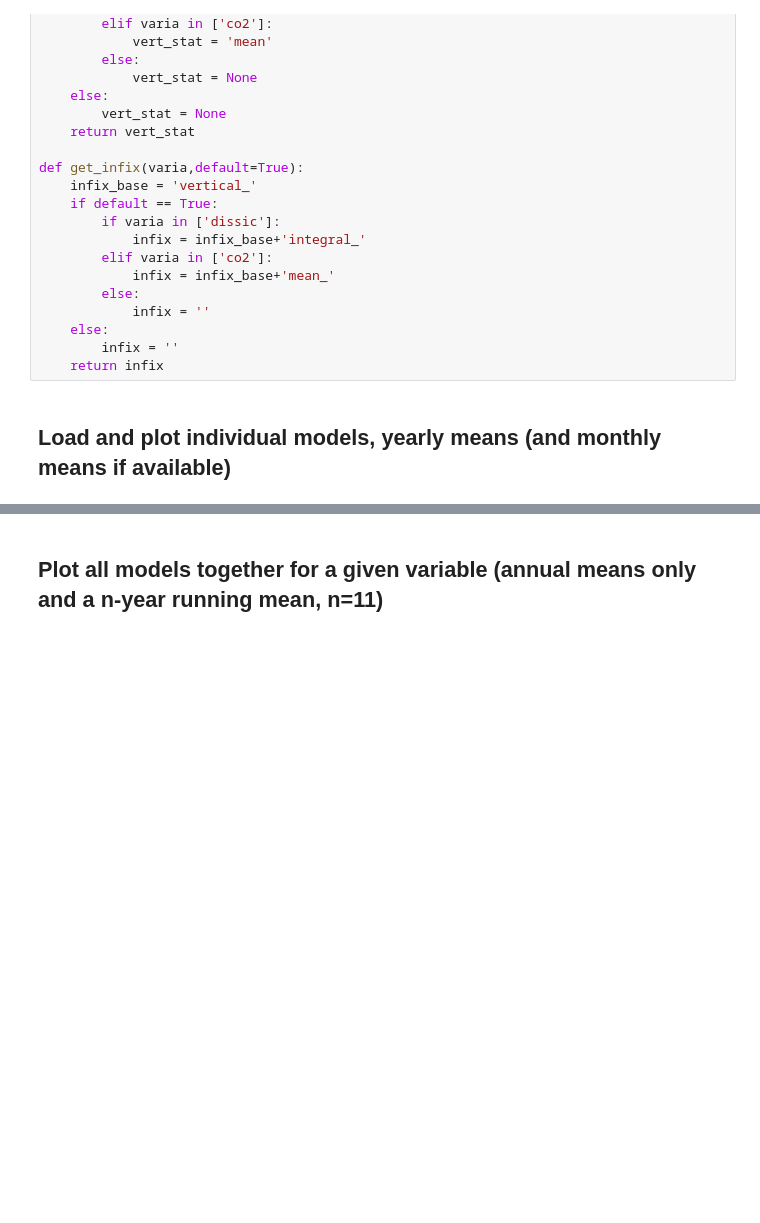
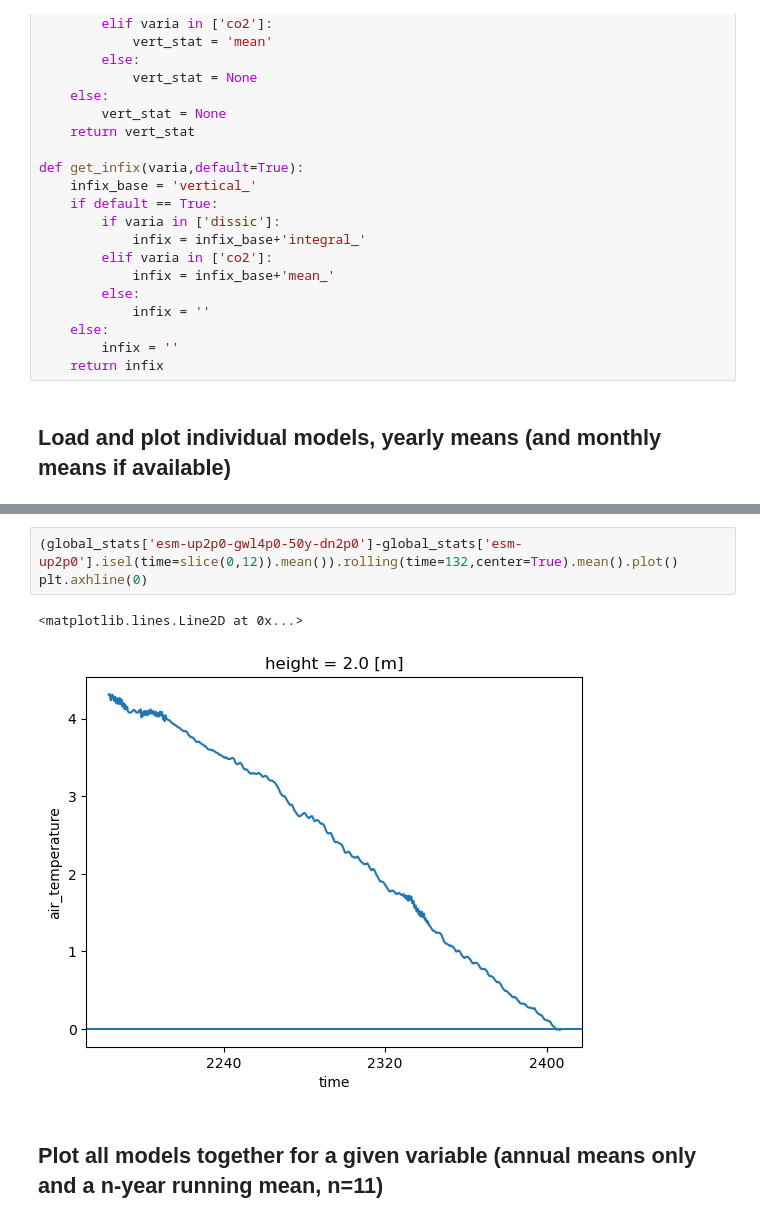
Before and after one commit to eikekoehn/TIPMIP_carbon_cycle, a Jupyter notebook: 02_analysis_and_plotting/plot_time_series_of_global_statistic.ipynb, the cells around one changed output, grey strips where cells are left out. Saved outputs shown, nothing was run; the diff lists cells and outputs as text; blank space fills up the shorter version.

```diff
--- a/02_analysis_and_plotting/plot_time_series_of_global_statistic.ipynb
+++ b/02_analysis_and_plotting/plot_time_series_of_global_statistic.ipynb
@@ -249,3 +291,9 @@ Nothing to plot for intdic, GISSE2.1-G-CC2, r0i0p0f0, esm-up2p0-gwl4p0-50y-dn2p0
+# %%
+(global_stats['esm-up2p0-gwl4p0-50y-dn2p0']-global_stats['esm-up2p0'].isel(time=slice(0,12)).mean()).rolling(time=132,center=True).mean().plot()
+plt.axhline(0)
+# %% [output]
+<matplotlib.lines.Line2D at 0x...>
+[figure, added]
 # %% [markdown]
 ## Plot all models together for a given variable (annual means only and a n-year running mean, n=11)
 # %%
```
Also changed, not shown: parts of 2 cells of this notebook, 9 other files.
